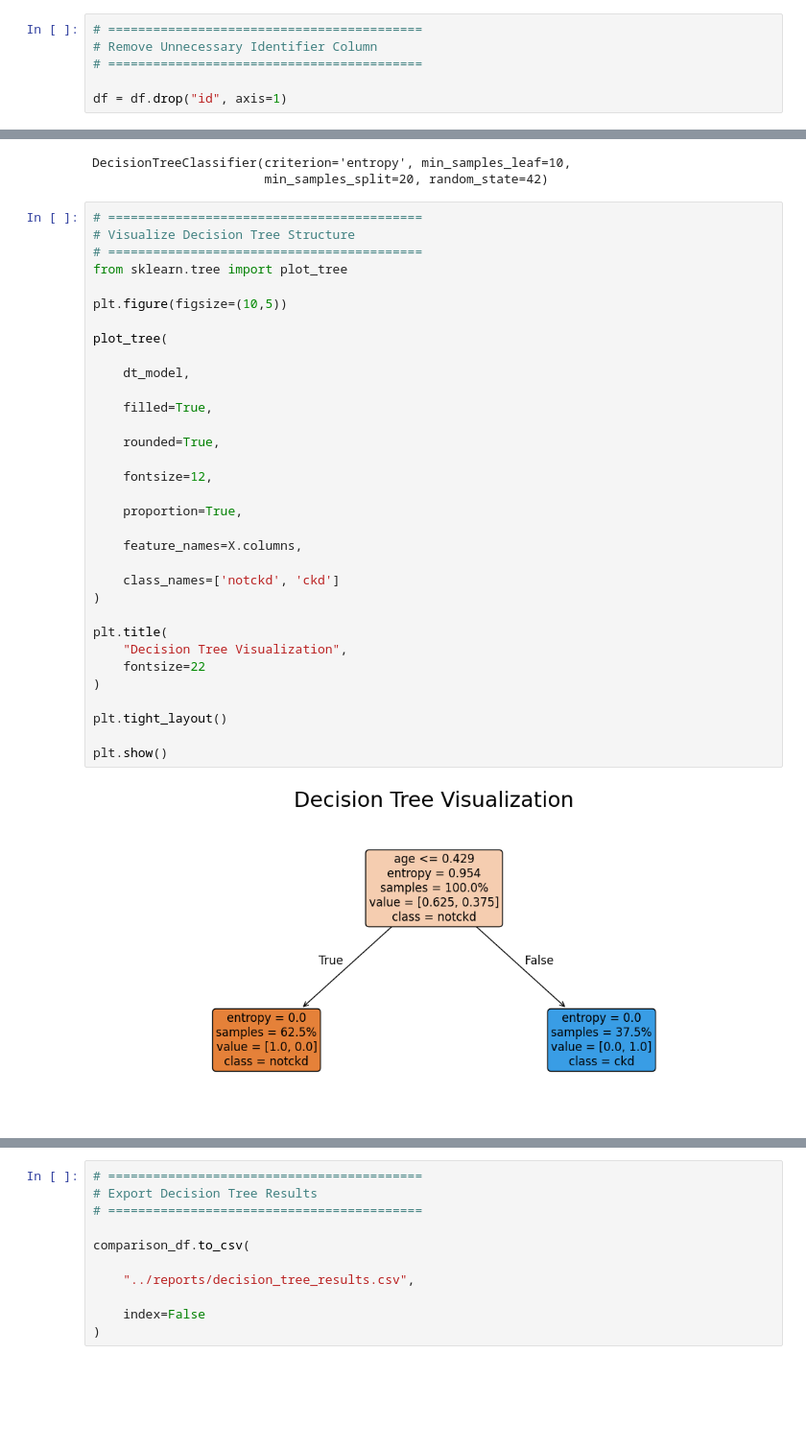
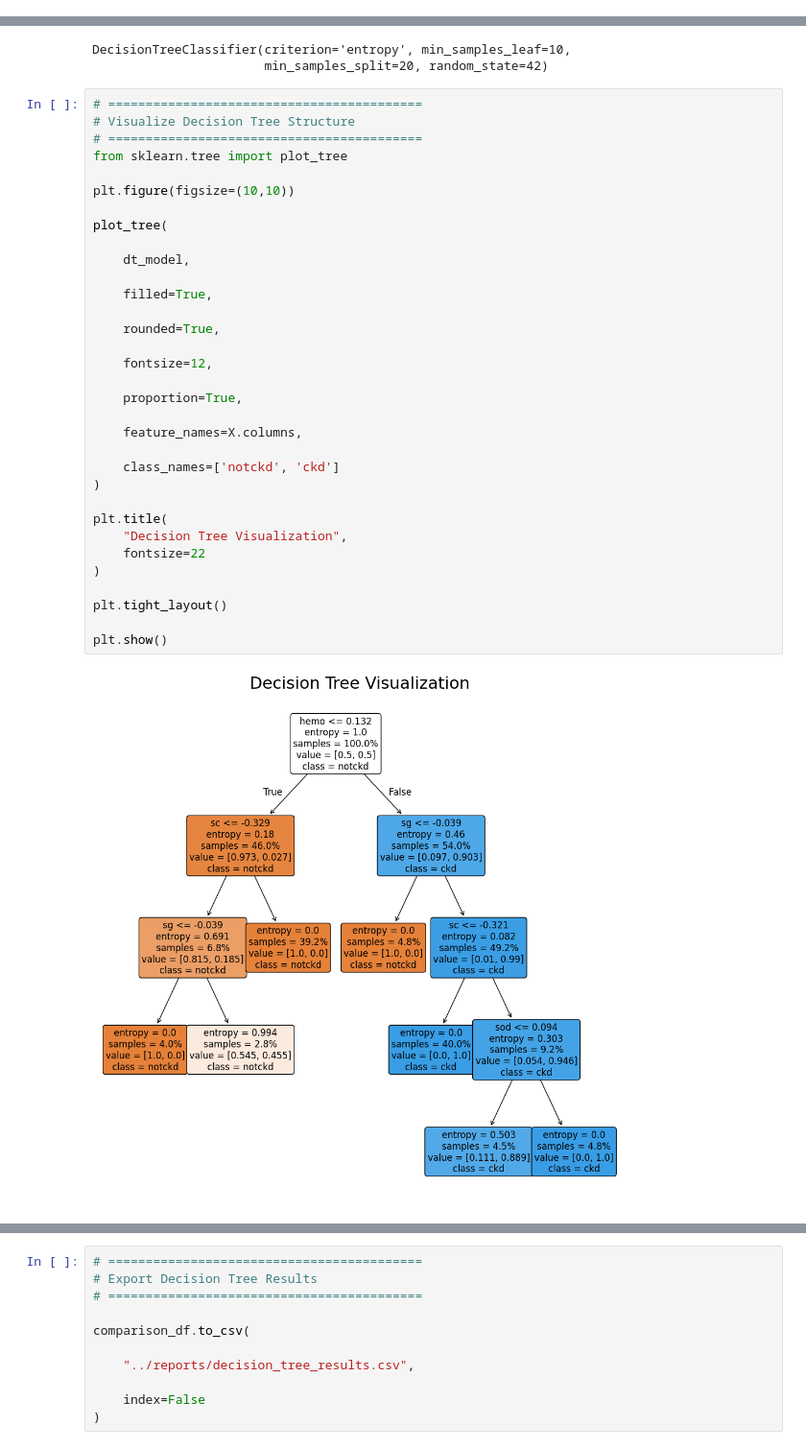
Before and after one commit to premprakash123/healthcare-chronic-disease-analysis, a Jupyter notebook: notebooks/04_model_building.ipynb, the cells around one changed output, grey strips where cells are left out. Shown at 96% size. Saved outputs shown, nothing was run; the diff lists cells and outputs as text; blank space fills up the shorter version.

Commit message:
model: retrained classifiers after removing identifier feature and removed data leakage from ID feature and retrained models

```diff
--- a/notebooks/04_model_building.ipynb
+++ b/notebooks/04_model_building.ipynb
@@ -360,9 +368,3 @@ plt.show()
-# %%
-# ==========================================
-# Remove Unnecessary Identifier Column
-# ==========================================
-
-df = df.drop("id", axis=1)
 # %%
 # ==========================================
 # Separate Features and Target Variable
@@ -401,35 +407,35 @@ DecisionTreeClassifier(criterion='entropy', min_samples_leaf=10,
 # ==========================================
 from sklearn.tree import plot_tree
 
-plt.figure(figsize=(10,5))
+plt.figure(figsize=(10,10))
 
 plot_tree(
 
     dt_model,
 
     filled=True,
 
     rounded=True,
 
     fontsize=12,
 
     proportion=True,
 
     feature_names=X.columns,
 
     class_names=['notckd', 'ckd']
 )
 
 plt.title(
     "Decision Tree Visualization",
     fontsize=22
 )
 
 plt.tight_layout()
 
 plt.show()
 # %% [output]
-[figure, old version]
+[figure, new version]
 # %%
 # ==========================================
 # Training Accuracy
```
Also changed, not shown: parts of 63 cells of this notebook, 18 other files.
